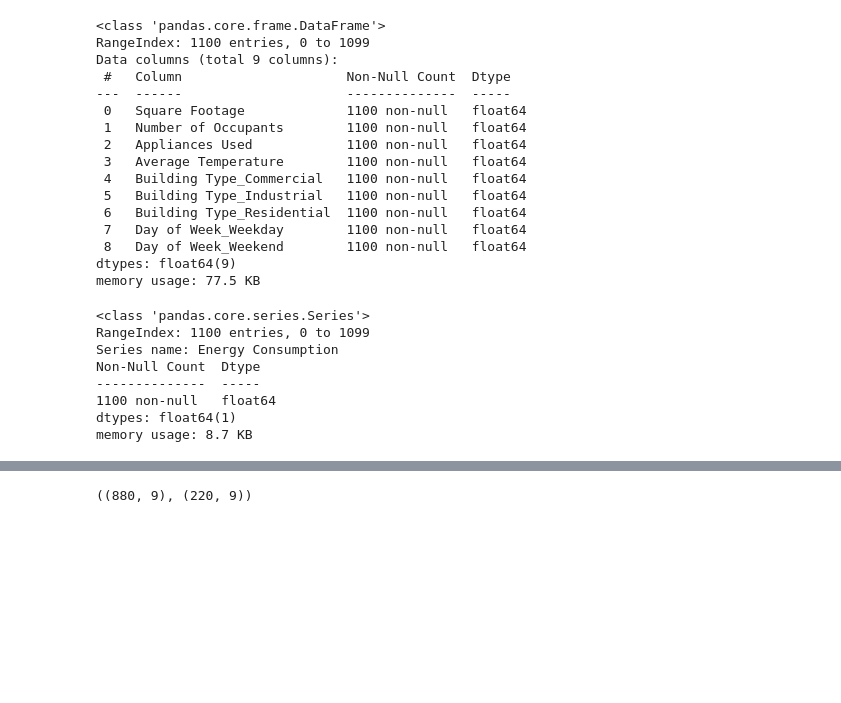
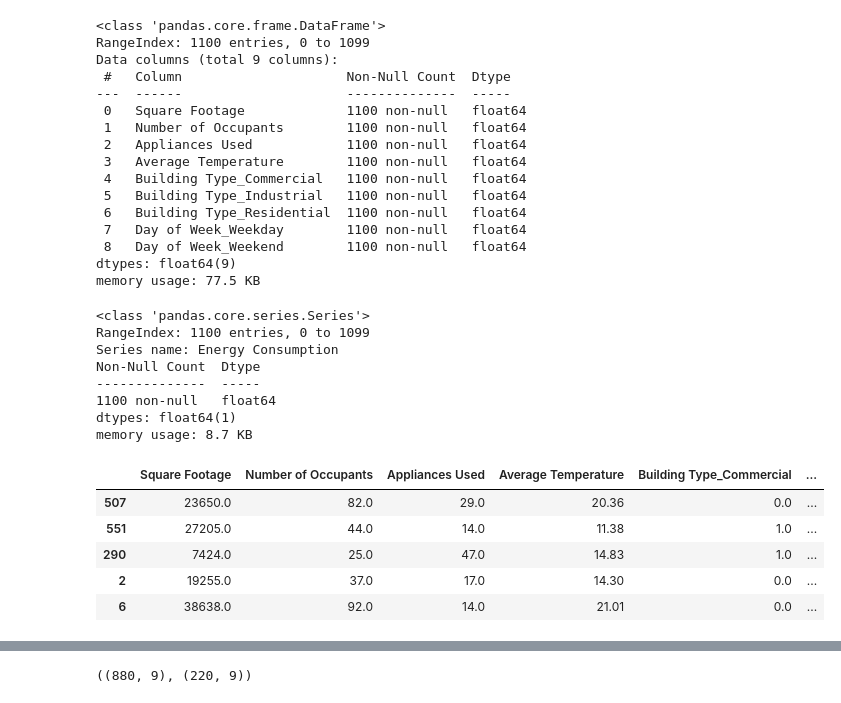
Before and after one commit to hng011/energy-consumption-forecast, a Jupyter notebook: notebooks/elasticnet_regr.ipynb, the cells around one changed output, grey strips where cells are left out. Saved outputs shown, nothing was run; the diff lists cells and outputs as text; code cells hidden in the pictures; blank space fills up the shorter version.

```diff
--- a/notebooks/elasticnet_regr.ipynb
+++ b/notebooks/elasticnet_regr.ipynb
@@ -362,0 +363,9 @@ X_train, X_test, y_train, y_test = train_test_split(X, y, test_size=.2, random_s
+# %%
+X_train.head()
+# %% [output]
+|  | Square Footage | Number of Occupants | Appliances Used | Average Temperature | Building Type_Commercial | ... |
+| 507 | 23650.0 | 82.0 | 29.0 | 20.36 | 0.0 | ... |
+| 551 | 27205.0 | 44.0 | 14.0 | 11.38 | 1.0 | ... |
+| 290 | 7424.0 | 25.0 | 47.0 | 14.83 | 1.0 | ... |
+| 2 | 19255.0 | 37.0 | 17.0 | 14.30 | 0.0 | ... |
+| 6 | 38638.0 | 92.0 | 14.0 | 21.01 | 0.0 | ... |
```
Also changed, not shown: parts of 21 cells of this notebook, 6 other files.
